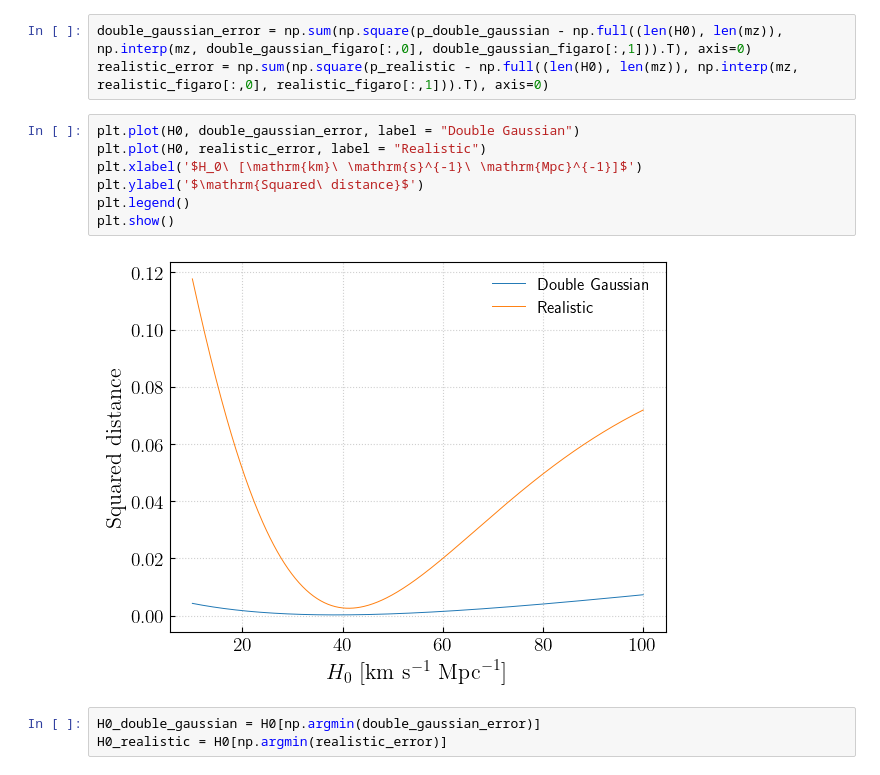
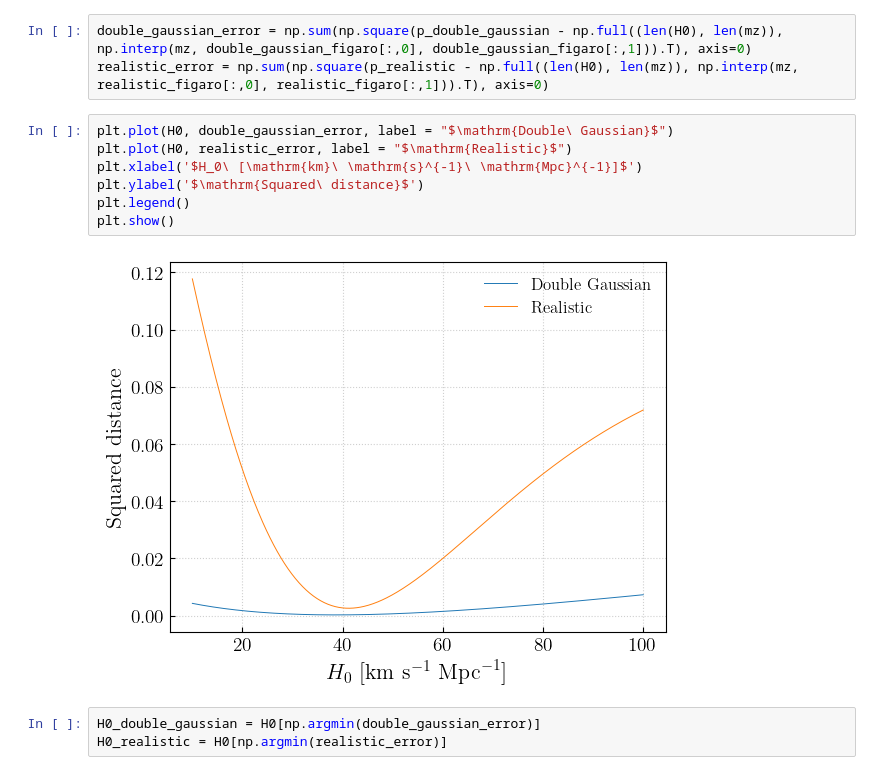
Before and after one commit to thomasckng/population_analysis, a Jupyter notebook: H0_test/inference.ipynb, the cells around one changed output. Cells and saved outputs as stored; diff of their text form.

```diff
--- a/H0_test/inference.ipynb
+++ b/H0_test/inference.ipynb
@@ -190,14 +190,14 @@ realistic_figaro = np.loadtxt("./realistic/prob_density.txt")
 double_gaussian_error = np.sum(np.square(p_double_gaussian - np.full((len(H0), len(mz)), np.interp(mz, double_gaussian_figaro[:,0], double_gaussian_figaro[:,1])).T), axis=0)
 realistic_error = np.sum(np.square(p_realistic - np.full((len(H0), len(mz)), np.interp(mz, realistic_figaro[:,0], realistic_figaro[:,1])).T), axis=0)
 # %%
-plt.plot(H0, double_gaussian_error, label = "Double Gaussian")
-plt.plot(H0, realistic_error, label = "Realistic")
+plt.plot(H0, double_gaussian_error, label = "$\mathrm{Double\ Gaussian}$")
+plt.plot(H0, realistic_error, label = "$\mathrm{Realistic}$")
 plt.xlabel('$H_0\ [\mathrm{km}\ \mathrm{s}^{-1}\ \mathrm{Mpc}^{-1}]$')
 plt.ylabel('$\mathrm{Squared\ distance}$')
 plt.legend()
 plt.show()
 # %% [output]
-[figure, old version]
+[figure, new version]
 # %%
 H0_double_gaussian = H0[np.argmin(double_gaussian_error)]
 H0_realistic = H0[np.argmin(realistic_error)]
```
Also changed, not shown: parts of 4 cells of this notebook.
